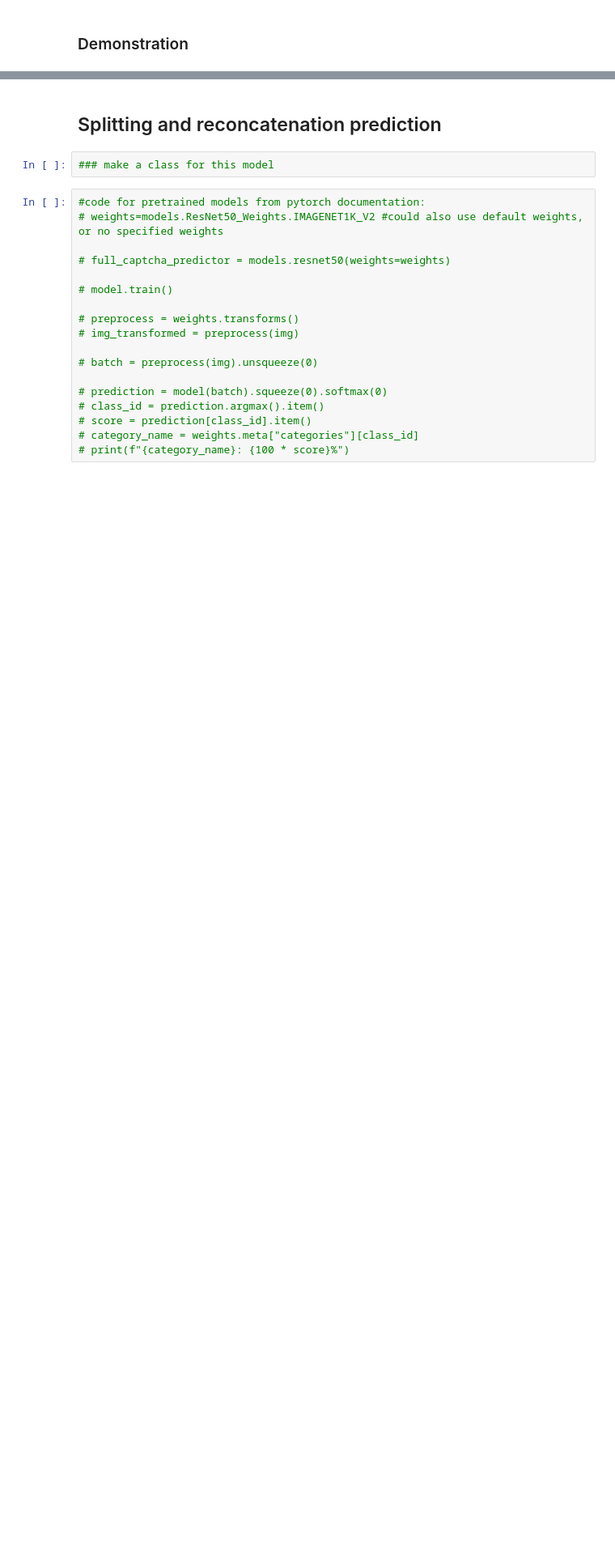
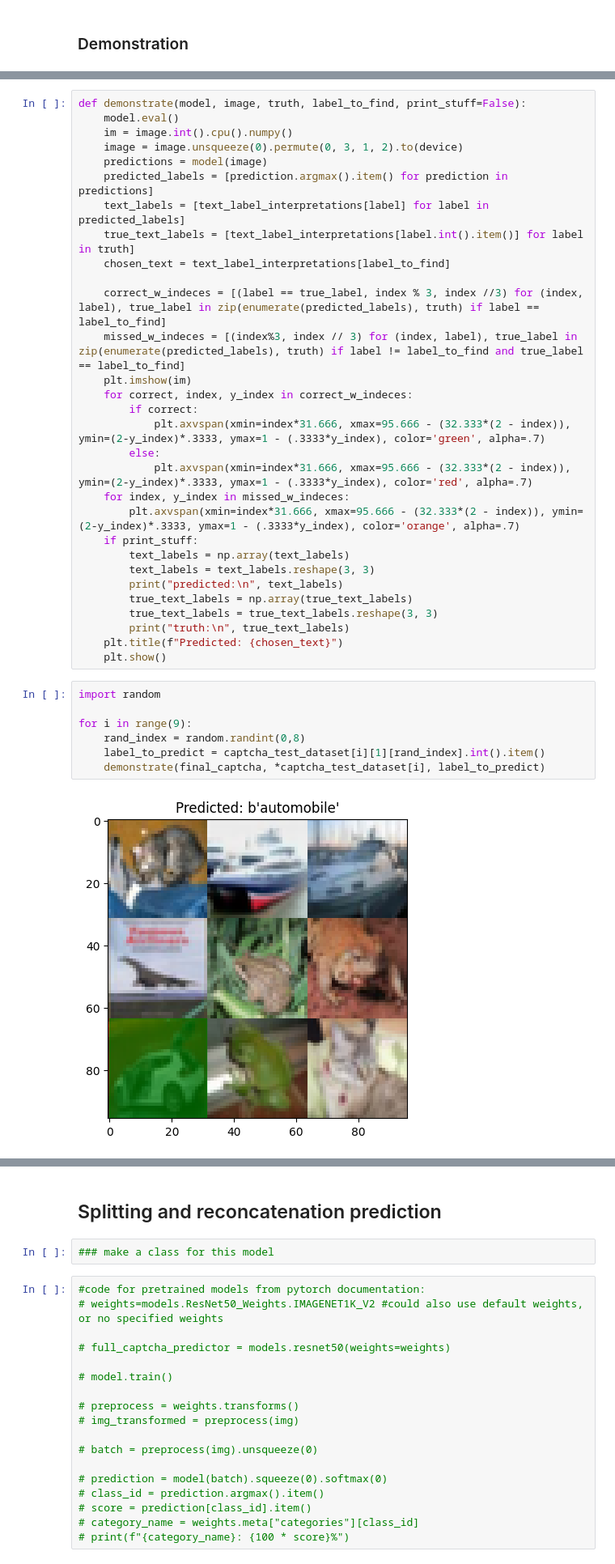
Before and after one commit to brivance/captcha_recognition, a Jupyter notebook: Final_Project474.ipynb, the cells around one changed output, grey strips where cells are left out. Shown at 81% size. Cells and saved outputs as stored; diff of their text form; blank space fills up the shorter version.

```diff
--- a/Final_Project474.ipynb
+++ b/Final_Project474.ipynb
@@ -541,0 +530,39 @@ array([[b'automobile', b'airplane', b'automobile'],
+# %%
+def demonstrate(model, image, truth, label_to_find, print_stuff=False):
+    model.eval()
+    im = image.int().cpu().numpy()
+    image = image.unsqueeze(0).permute(0, 3, 1, 2).to(device)
+    predictions = model(image)
+    predicted_labels = [prediction.argmax().item() for prediction in predictions]
+    text_labels = [text_label_interpretations[label] for label in predicted_labels]
+    true_text_labels = [text_label_interpretations[label.int().item()] for label in truth]
+    chosen_text = text_label_interpretations[label_to_find]
+
+    correct_w_indeces = [(label == true_label, index % 3, index //3) for (index, label), true_label in zip(enumerate(predicted_labels), truth) if label == label_to_find]
+    missed_w_indeces = [(index%3, index // 3) for (index, label), true_label in zip(enumerate(predicted_labels), truth) if label != label_to_find and true_label == label_to_find]
+    plt.imshow(im)
+    for correct, index, y_index in correct_w_indeces:
+        if correct:
+            plt.axvspan(xmin=index*31.666, xmax=95.666 - (32.333*(2 - index)), ymin=(2-y_index)*.3333, ymax=1 - (.3333*y_index), color='green', alpha=.7)
+        else:
+            plt.axvspan(xmin=index*31.666, xmax=95.666 - (32.333*(2 - index)), ymin=(2-y_index)*.3333, ymax=1 - (.3333*y_index), color='red', alpha=.7)
+    for index, y_index in missed_w_indeces:
+        plt.axvspan(xmin=index*31.666, xmax=95.666 - (32.333*(2 - index)), ymin=(2-y_index)*.3333, ymax=1 - (.3333*y_index), color='orange', alpha=.7)
+    if print_stuff:
+        text_labels = np.array(text_labels)
+        text_labels = text_labels.reshape(3, 3)
+        print("predicted:\n", text_labels)
+        true_text_labels = np.array(true_text_labels)
+        true_text_labels = true_text_labels.reshape(3, 3)
+        print("truth:\n", true_text_labels)
+    plt.title(f"Predicted: {chosen_text}")
+    plt.show()
+# %%
+import random
+
+for i in range(9):
+    rand_index = random.randint(0,8)
+    label_to_predict = captcha_test_dataset[i][1][rand_index].int().item()
+    demonstrate(final_captcha, *captcha_test_dataset[i], label_to_predict)
+# %% [output]
+[figure, added]
```
Also changed, not shown: parts of 15 cells of this notebook.
